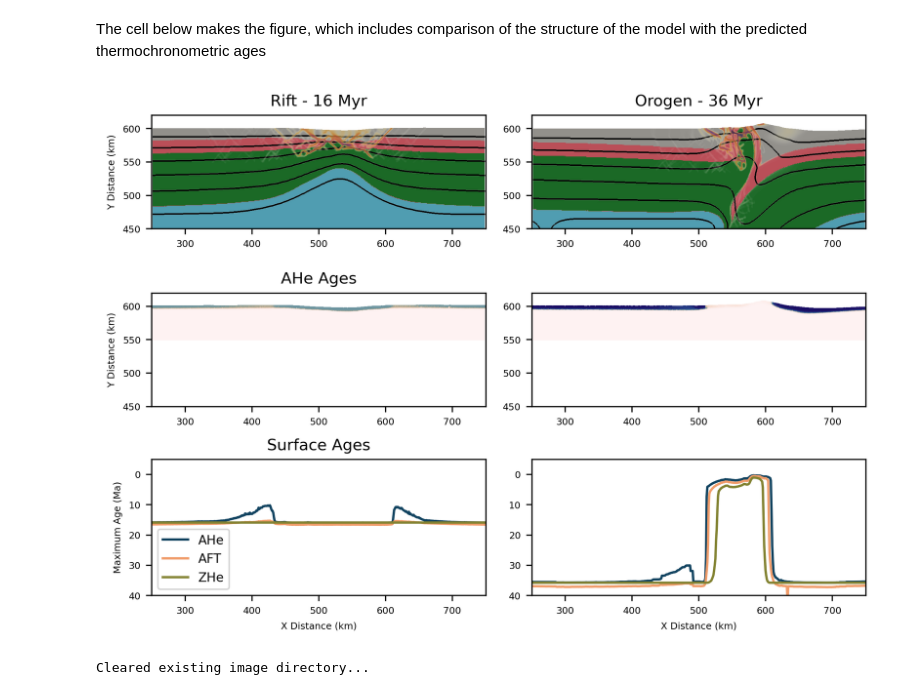
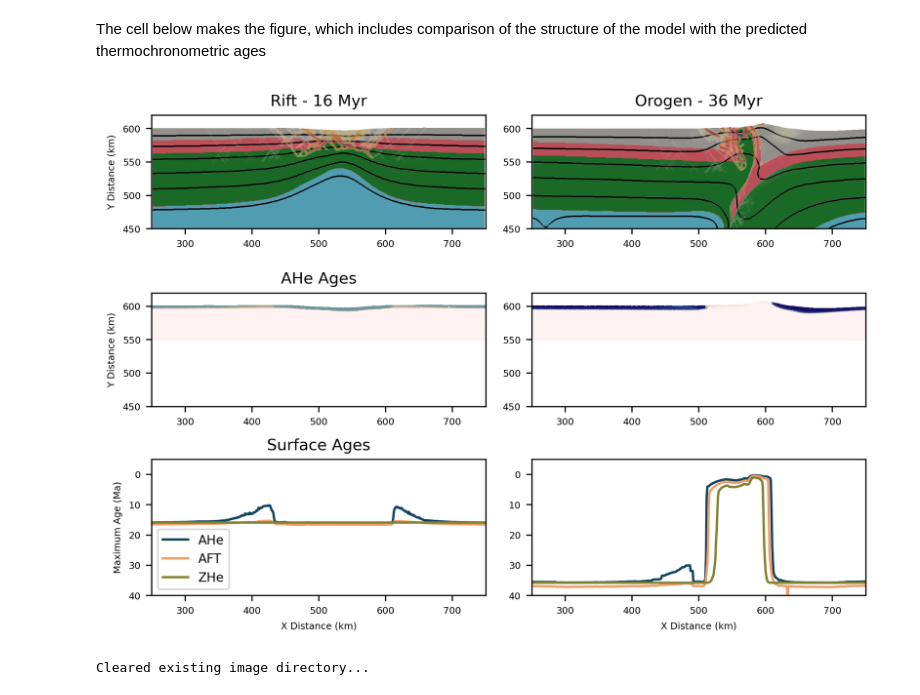
Before and after one commit to dyvasey/gdtchron, a Jupyter notebook: notebooks/figure_riftinversion.ipynb, the cells around one changed output. Drawn from its saved outputs; the diff is of its cells as text; code cells hidden in the pictures.

```diff
--- a/notebooks/figure_riftinversion.ipynb
+++ b/notebooks/figure_riftinversion.ipynb
@@ -79,9 +79,11 @@ axs[2].set_title('AHe Ages', loc='center', fontsize=10)
 
 mesh1 = pv.read(file1)
 mesh1.points /= 1e3  # Convert m to km
+mesh1['T'] -= 273.15  # Convert temp to °C
 
 mesh2 = pv.read(file2)
 mesh2.points /= 1e3  # Convert m to km
+mesh2['T'] -= 273.15  # Convert temp to °C
 
 mesh1_tchron = pv.read(file1_tchron)
 mesh1_tchron.points /= 1e3  # Convert m to km
@@ -92,8 +94,8 @@ mesh2_tchron.points /= 1e3  # Convert m to km
 mesh1 = gdt.add_comp_field(mesh1)
 mesh2 = gdt.add_comp_field(mesh2)
 
-mesh1_cntrs = mesh1.contour(isosurfaces=np.arange(500, 1700, 200), scalars='T')
-mesh2_cntrs = mesh2.contour(isosurfaces=np.arange(500, 1700, 200), scalars='T')
+mesh1_cntrs = mesh1.contour(isosurfaces=np.arange(200, 1600, 200), scalars='T')
+mesh2_cntrs = mesh2.contour(isosurfaces=np.arange(200, 1600, 200), scalars='T')
 
 gdt.plot_vtk_2d(mesh1, 'comp_field', bounds=bounds, ax=axs[0],
            cmap=cmap)
@@ -137,34 +139,34 @@ df2_max = df2.groupby('x').agg({'x': 'first', 'AHe': 'max', 'AFT': 'max', 'ZHe':
 
 axs[0].set_ylabel('Y Distance (km)', fontsize=6)
 axs[2].set_ylabel('Y Distance (km)', fontsize=6)
 
 axs[4].plot(df1_max['x'], df1_max['AHe'], c=cat_cmap.colors[6], label='AHe')
 axs[4].plot(df1_max['x'], df1_max['AFT'], c=cat_cmap.colors[4], label='AFT')
 axs[4].plot(df1_max['x'], df1_max['ZHe'], c=cat_cmap.colors[2], label='ZHe')
 
 axs[4].legend(fontsize=8)
 
 axs[5].plot(df2_max['x'], df2_max['AHe'], c=cat_cmap.colors[6])
 axs[5].plot(df2_max['x'], df2_max['AFT'], c=cat_cmap.colors[4])
 axs[5].plot(df2_max['x'], df2_max['ZHe'], c=cat_cmap.colors[2])
 
 axs[4].set_xlim(250, 750)
 axs[5].set_xlim(250, 750)
 axs[4].set_ylim(40, -5)
 axs[5].set_ylim(40, -5)
 axs[4].set_title('Surface Ages', fontsize=10)
 axs[4].set_ylabel('Maximum Age (Ma)', fontsize=6)
 axs[4].set_xlabel('X Distance (km)', fontsize=6)
 axs[5].set_xlabel('X Distance (km)', fontsize=6)
 
 for ax in axs:
     ax.tick_params(axis='both', which='major', labelsize=6)
 
 plt.tight_layout()
 
 fig.savefig('riftvsinv.jpg')
 # %% [output]
-[figure, old version]
+[figure, new version]
 # %%
 # Create video - image creation
 warnings.filterwarnings("ignore", category=UserWarning)
```
Also changed, not shown: parts of 1 cell of this notebook, 2 other files.
